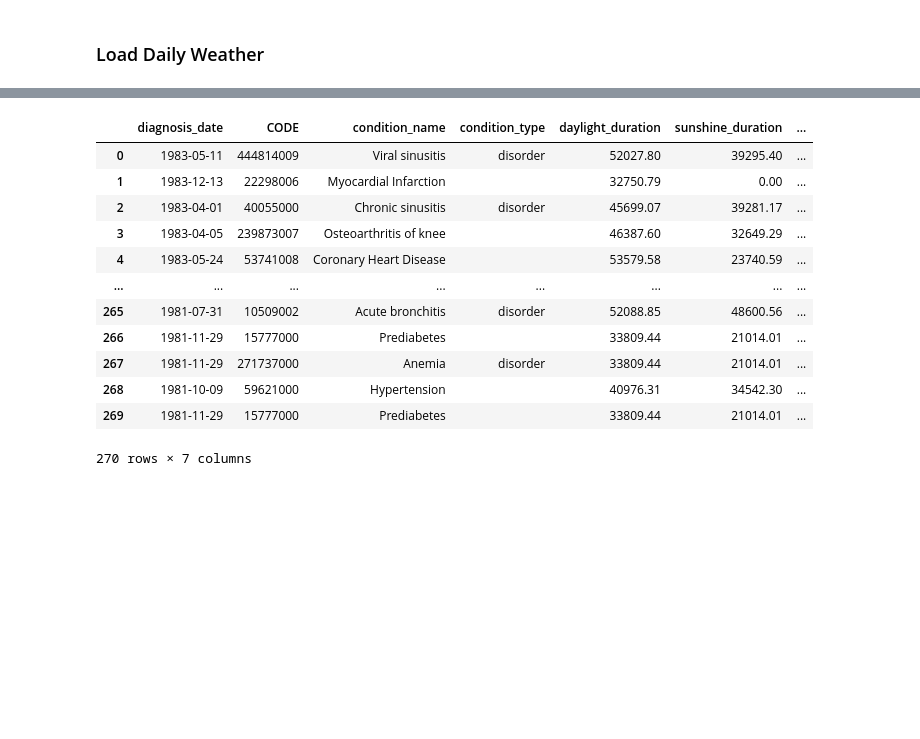
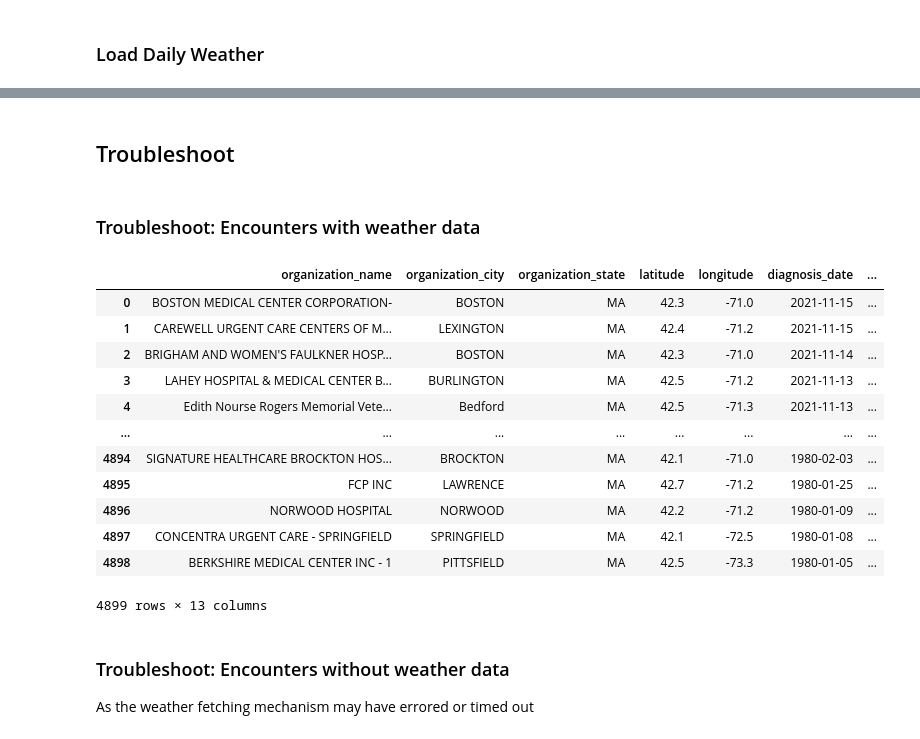
Before and after one commit to joseph-higaki/patient_conditions_weather, a Jupyter notebook: notebooks/eda_top_conditions.ipynb, the cells around one changed output, grey strips where cells are left out. Saved outputs shown, nothing was run; the diff lists cells and outputs as text; code cells hidden in the pictures; blank space fills up the shorter version.

Commit message:
more eda and filtering extract weather variables only by non cached

```diff
--- a/notebooks/eda_top_conditions.ipynb
+++ b/notebooks/eda_top_conditions.ipynb
@@ -76,40 +106,55 @@ con.register('diagnoses', diagnoses)
+# %% [markdown]
+## Troubleshoot
+# %% [markdown]
+### Troubleshoot: Encounters with weather data
 # %%
 query = """
 with weather as (
     select
+        distinct
         cast(date as date) as weather_date,
         weather_code,
         temperature_2m_mean,	apparent_temperature_mean,	daylight_duration,	sunshine_duration,	latitude,	longitude
     from weather_daily_data
 )
 select
+    d.organization_name,
+    d.organization_city,
+    d.organization_state,
+    d.latitude, d.longitude,
     d.diagnosis_date,
     d.code,
     d.condition_name,
     d.condition_type,
+    w.weather_code,
     w.daylight_duration,
     w.sunshine_duration,
     w.apparent_temperature_mean
 from diagnoses d
 inner join weather w on
     w.latitude = d.latitude
     and w.longitude = d.longitude
     and w.weather_date = d.diagnosis_date
+order by diagnosis_date desc
 """
 diagnoses_with_weather = con.execute(query).fetchdf()
 
 diagnoses_with_weather
 # %% [output]
-|  | diagnosis_date | CODE | condition_name | condition_type | daylight_duration | sunshine_duration | ... |
-| 0 | 1983-05-11 | 444814009 | Viral sinusitis | disorder | 52027.80 | 39295.40 | ... |
-| 1 | 1983-12-13 | 22298006 | Myocardial Infarction |  | 32750.79 | 0.00 | ... |
-| 2 | 1983-04-01 | 40055000 | Chronic sinusitis | disorder | 45699.07 | 39281.17 | ... |
-| 3 | 1983-04-05 | 239873007 | Osteoarthritis of knee |  | 46387.60 | 32649.29 | ... |
-| 4 | 1983-05-24 | 53741008 | Coronary Heart Disease |  | 53579.58 | 23740.59 | ... |
+|  | organization_name | organization_city | organization_state | latitude | longitude | diagnosis_date | ... |
+| 0 | BOSTON MEDICAL CENTER CORPORATION- | BOSTON | MA | 42.3 | -71.0 | 2021-11-15 | ... |
+| 1 | CAREWELL URGENT CARE CENTERS OF M... | LEXINGTON | MA | 42.4 | -71.2 | 2021-11-15 | ... |
+| 2 | BRIGHAM AND WOMEN'S FAULKNER HOSP... | BOSTON | MA | 42.3 | -71.0 | 2021-11-14 | ... |
+| 3 | LAHEY HOSPITAL & MEDICAL CENTER B... | BURLINGTON | MA | 42.5 | -71.2 | 2021-11-13 | ... |
+| 4 | Edith Nourse Rogers Memorial Vete... | Bedford | MA | 42.5 | -71.3 | 2021-11-13 | ... |
 | ... | ... | ... | ... | ... | ... | ... | ... |
-| 265 | 1981-07-31 | 10509002 | Acute bronchitis | disorder | 52088.85 | 48600.56 | ... |
-| 266 | 1981-11-29 | 15777000 | Prediabetes |  | 33809.44 | 21014.01 | ... |
-| 267 | 1981-11-29 | 271737000 | Anemia | disorder | 33809.44 | 21014.01 | ... |
-| 268 | 1981-10-09 | 59621000 | Hypertension |  | 40976.31 | 34542.30 | ... |
-| 269 | 1981-11-29 | 15777000 | Prediabetes |  | 33809.44 | 21014.01 | ... |
+| 4894 | SIGNATURE HEALTHCARE BROCKTON HOS... | BROCKTON | MA | 42.1 | -71.0 | 1980-02-03 | ... |
+| 4895 | FCP INC | LAWRENCE | MA | 42.7 | -71.2 | 1980-01-25 | ... |
+| 4896 | NORWOOD HOSPITAL | NORWOOD | MA | 42.2 | -71.2 | 1980-01-09 | ... |
+| 4897 | CONCENTRA URGENT CARE - SPRINGFIELD | SPRINGFIELD | MA | 42.1 | -72.5 | 1980-01-08 | ... |
+| 4898 | BERKSHIRE MEDICAL CENTER INC - 1 | PITTSFIELD | MA | 42.5 | -73.3 | 1980-01-05 | ... |
-270 rows × 7 columns
+4899 rows × 13 columns
+# %% [markdown]
+### Troubleshoot: Encounters without weather data
+
+As the weather fetching mechanism may have errored or timed out
```
Also changed, not shown: parts of 54 cells of this notebook, 15 other files.
